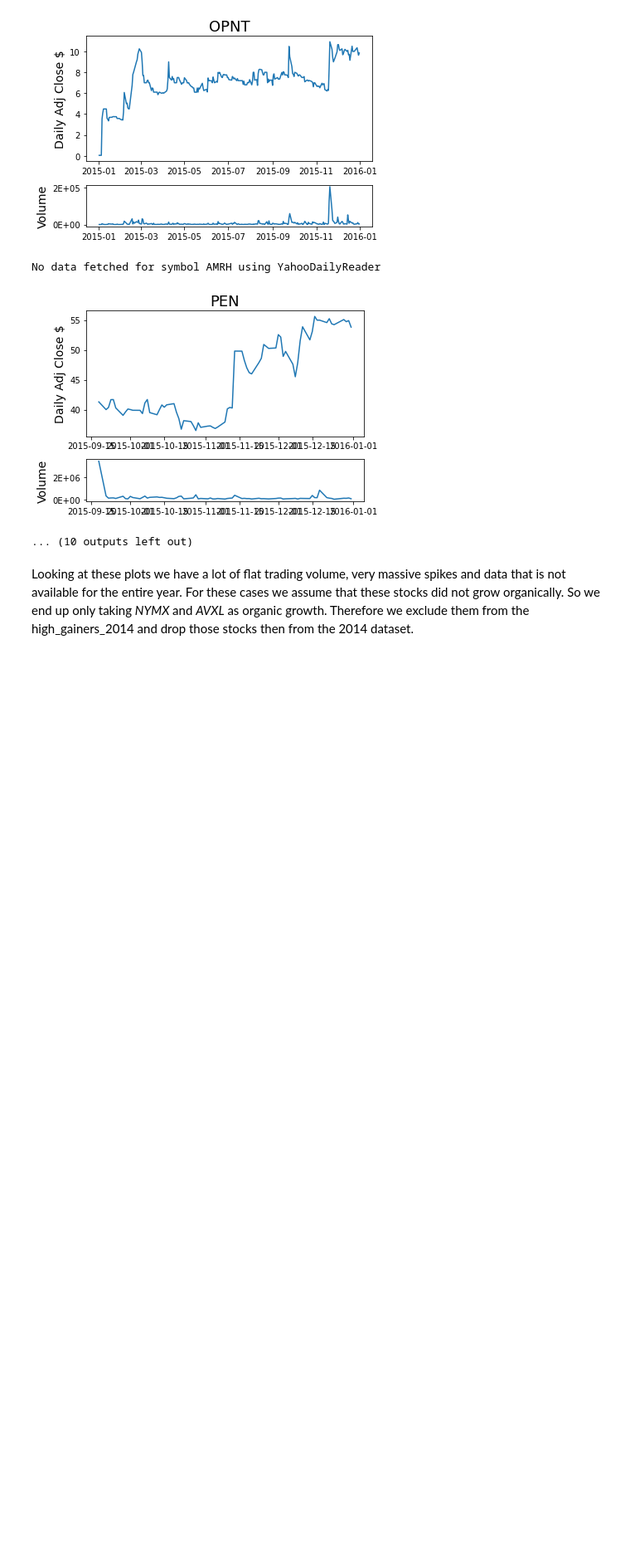
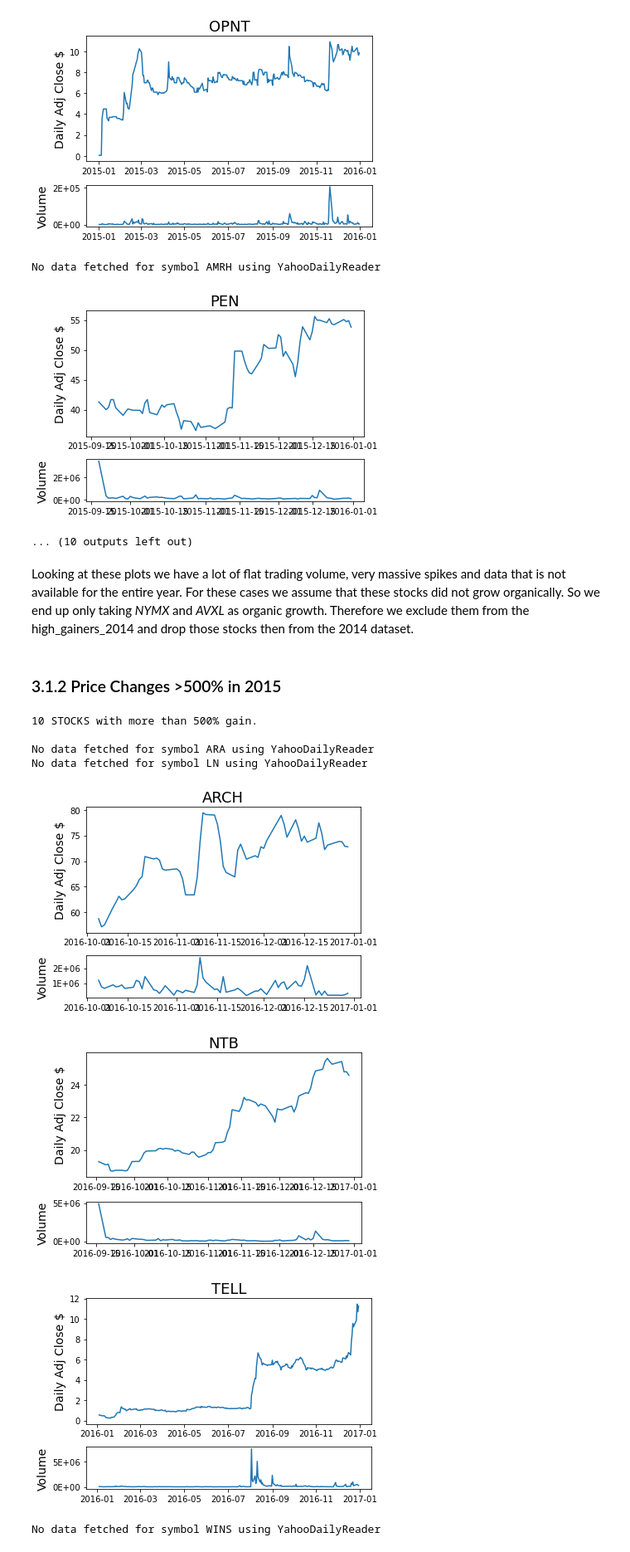
Before and after one commit to frheus/ML_Finance, a Jupyter notebook: test.ipynb, the cells around one changed output. Shown at 83% size. Drawn from its saved outputs; the diff is of its cells as text; code cells hidden in the pictures; blank space fills up the shorter version.

Commit message:
3.1.1 inorganic growth 2015

```diff
--- a/test.ipynb
+++ b/test.ipynb
@@ -209,3 +209,16 @@ Looking at these plots we have a lot of flat trading volume, very massive spikes
 high_gainers_2014.remove('NYMX')
 high_gainers_2014.remove('AVXL')
 df_2014.drop(high_gainers_2014, axis=0, inplace=True)
+# %% [markdown]
+### 3.1.2 Price Changes >500% in 2015
+# %%
+high_gainers_2015 = find_inorganic_stocks(df_2015, 2016, 500)
+# %% [output]
+10 STOCKS with more than 500% gain.
+
+No data fetched for symbol ARA using YahooDailyReader
+No data fetched for symbol LN using YahooDailyReader
+[figure, added]
+[figure, added]
+[figure, added]
+No data fetched for symbol WINS using YahooDailyReader
```
Also changed, not shown: parts of 8 cells of this notebook.
